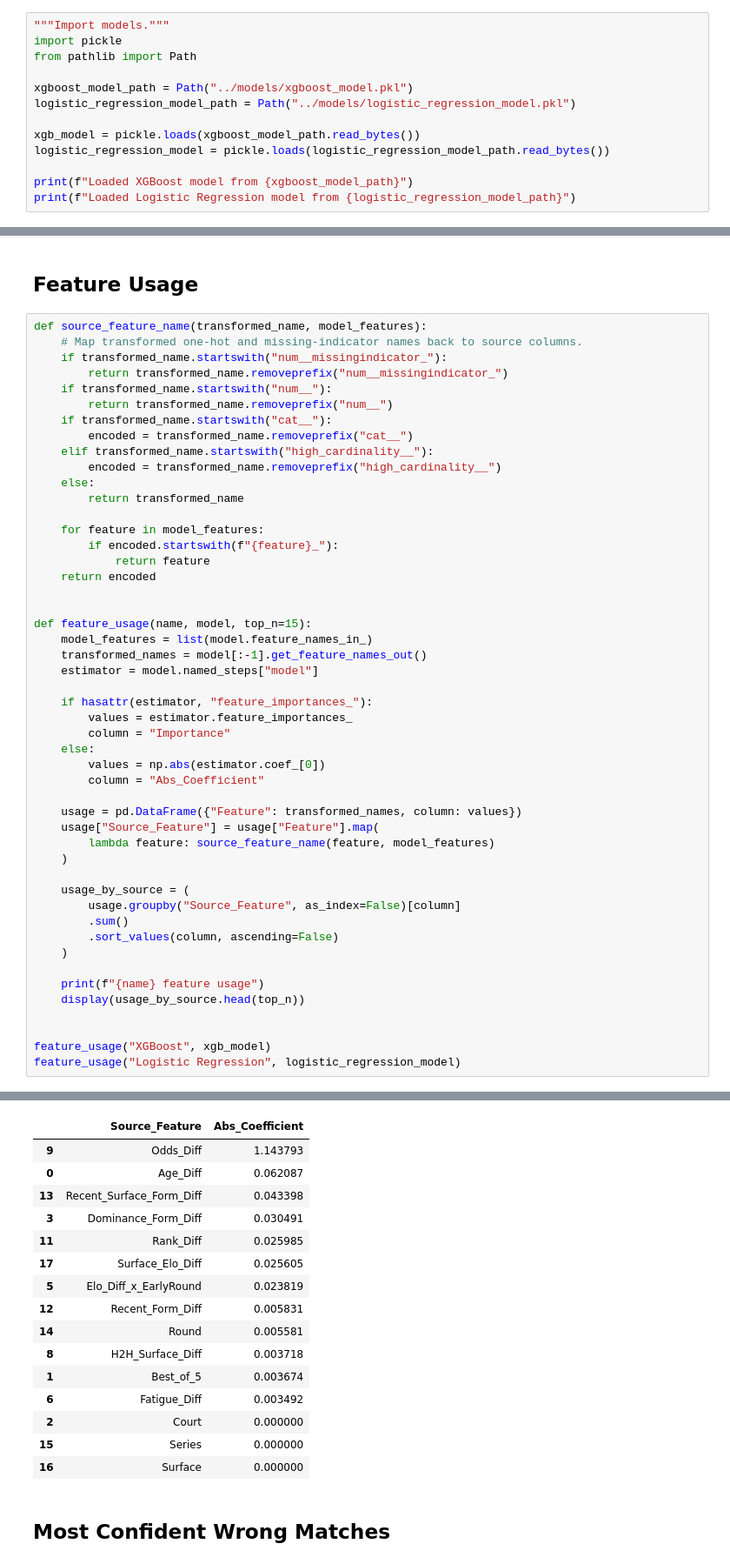
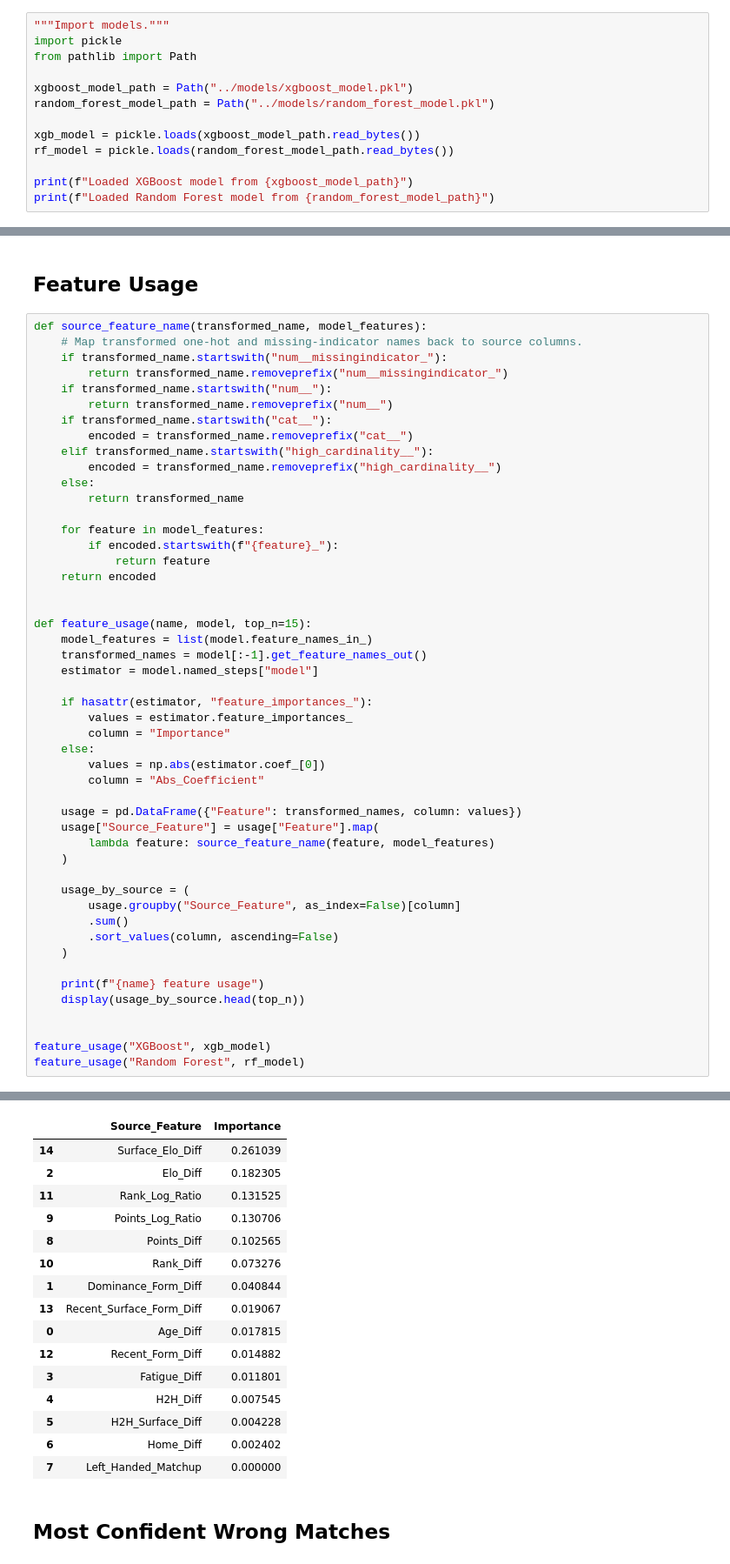
Before and after one commit to giovanni-quacchia/Tennis-prediction-project, a Jupyter notebook: notebooks/04_Analysis.ipynb, the cells around one changed output, grey strips where cells are left out. Shown at 87% size. Cells and saved outputs as stored; diff of their text form.

```diff
--- a/notebooks/04_Analysis.ipynb
+++ b/notebooks/04_Analysis.ipynb
@@ -6,12 +6,12 @@ import pickle
 from pathlib import Path
 
 xgboost_model_path = Path("../models/xgboost_model.pkl")
-logistic_regression_model_path = Path("../models/logistic_regression_model.pkl")
+random_forest_model_path = Path("../models/random_forest_model.pkl")
 
 xgb_model = pickle.loads(xgboost_model_path.read_bytes())
-logistic_regression_model = pickle.loads(logistic_regression_model_path.read_bytes())
+rf_model = pickle.loads(random_forest_model_path.read_bytes())
 
 print(f"Loaded XGBoost model from {xgboost_model_path}")
-print(f"Loaded Logistic Regression model from {logistic_regression_model_path}")
+print(f"Loaded Random Forest model from {random_forest_model_path}")
 # %% [output]
 Loaded XGBoost model from ../models/xgboost_model.pkl
@@ -183,7 +186,7 @@ def feature_usage(name, model, top_n=15):
 
 
 feature_usage("XGBoost", xgb_model)
-feature_usage("Logistic Regression", logistic_regression_model)
+feature_usage("Random Forest", rf_model)
 # %% [output]
 XGBoost feature usage
 |  | Source_Feature | Importance |
@@ -206,19 +209,19 @@ Logistic Regression feature usage
-|  | Source_Feature | Abs_Coefficient |
-| 9 | Odds_Diff | 1.143793 |
-| 0 | Age_Diff | 0.062087 |
-| 13 | Recent_Surface_Form_Diff | 0.043398 |
-| 3 | Dominance_Form_Diff | 0.030491 |
-| 11 | Rank_Diff | 0.025985 |
-| 17 | Surface_Elo_Diff | 0.025605 |
-| 5 | Elo_Diff_x_EarlyRound | 0.023819 |
-| 12 | Recent_Form_Diff | 0.005831 |
-| 14 | Round | 0.005581 |
-| 8 | H2H_Surface_Diff | 0.003718 |
-| 1 | Best_of_5 | 0.003674 |
-| 6 | Fatigue_Diff | 0.003492 |
-| 2 | Court | 0.000000 |
-| 15 | Series | 0.000000 |
-| 16 | Surface | 0.000000 |
+|  | Source_Feature | Importance |
+| 14 | Surface_Elo_Diff | 0.261039 |
+| 2 | Elo_Diff | 0.182305 |
+| 11 | Rank_Log_Ratio | 0.131525 |
+| 9 | Points_Log_Ratio | 0.130706 |
+| 8 | Points_Diff | 0.102565 |
+| 10 | Rank_Diff | 0.073276 |
+| 1 | Dominance_Form_Diff | 0.040844 |
+| 13 | Recent_Surface_Form_Diff | 0.019067 |
+| 0 | Age_Diff | 0.017815 |
+| 12 | Recent_Form_Diff | 0.014882 |
+| 3 | Fatigue_Diff | 0.011801 |
+| 4 | H2H_Diff | 0.007545 |
+| 5 | H2H_Surface_Diff | 0.004228 |
+| 6 | Home_Diff | 0.002402 |
+| 7 | Left_Handed_Matchup | 0.000000 |
 # %% [markdown]
 ## Most Confident Wrong Matches
 # %%
```
Also changed, not shown: parts of 13 cells of this notebook, 17 other files.
